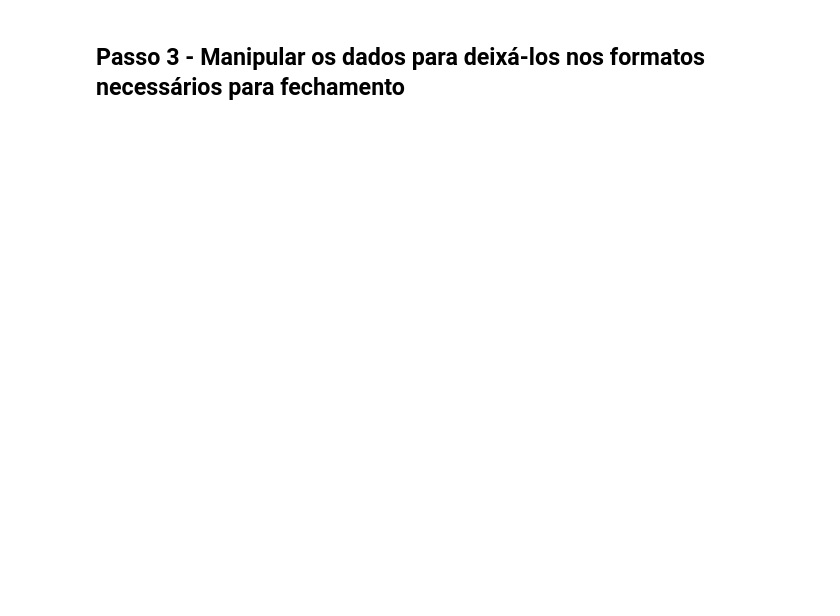
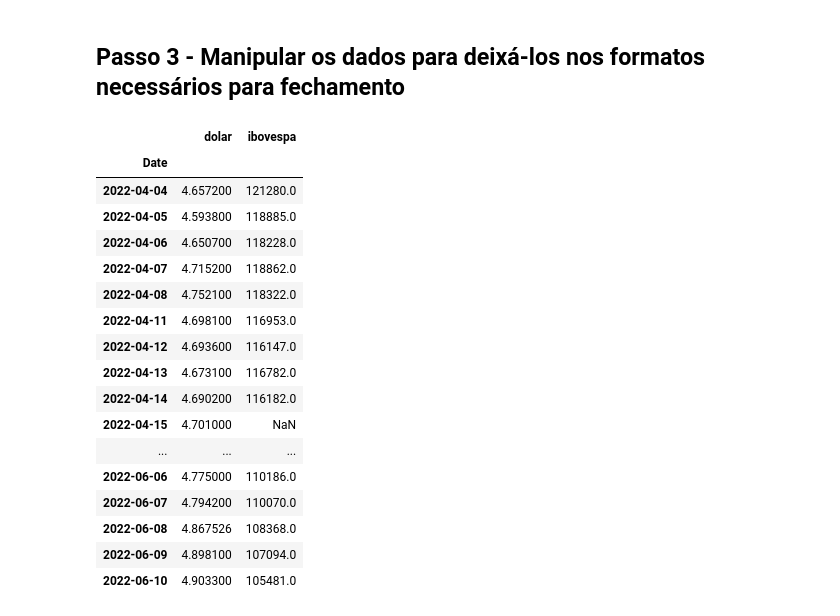
Before and after one commit to ClaudioFritzen/BootCampVaros, a Jupyter notebook: 01-Relatório de fechamento de Mercado.ipynb, the cells around one changed output. Drawn from its saved outputs; the diff is of its cells as text; code cells hidden in the pictures; blank space fills up the shorter version.

```diff
--- a/01-Relatório de fechamento de Mercado.ipynb
+++ b/01-Relatório de fechamento de Mercado.ipynb
@@ -73,2 +112,27 @@ from email.message import EmailMessage
 # %% [markdown]
 ## Passo 3 - Manipular os dados para deixá-los nos formatos necessários para fechamento
+# %%
+dados_fechamento = dados_mercado['Adj Close'] #['^BVSP']
+
+dados_fechamento.columns = ['dolar', 'ibovespa']
+
+dados_fechamento.head(50)
+# %% [output]
+|  | dolar | ibovespa |
+| Date |  |  |
+| 2022-04-04 | 4.657200 | 121280.0 |
+| 2022-04-05 | 4.593800 | 118885.0 |
+| 2022-04-06 | 4.650700 | 118228.0 |
+| 2022-04-07 | 4.715200 | 118862.0 |
+| 2022-04-08 | 4.752100 | 118322.0 |
+| 2022-04-11 | 4.698100 | 116953.0 |
+| 2022-04-12 | 4.693600 | 116147.0 |
+| 2022-04-13 | 4.673100 | 116782.0 |
+| 2022-04-14 | 4.690200 | 116182.0 |
+| 2022-04-15 | 4.701000 | NaN |
+| ... | ... | ... |
+| 2022-06-06 | 4.775000 | 110186.0 |
+| 2022-06-07 | 4.794200 | 110070.0 |
+| 2022-06-08 | 4.867526 | 108368.0 |
+| 2022-06-09 | 4.898100 | 107094.0 |
+| 2022-06-10 | 4.903300 | 105481.0 |
```
Also changed, not shown: parts of 20 cells of this notebook, 2 other files.
